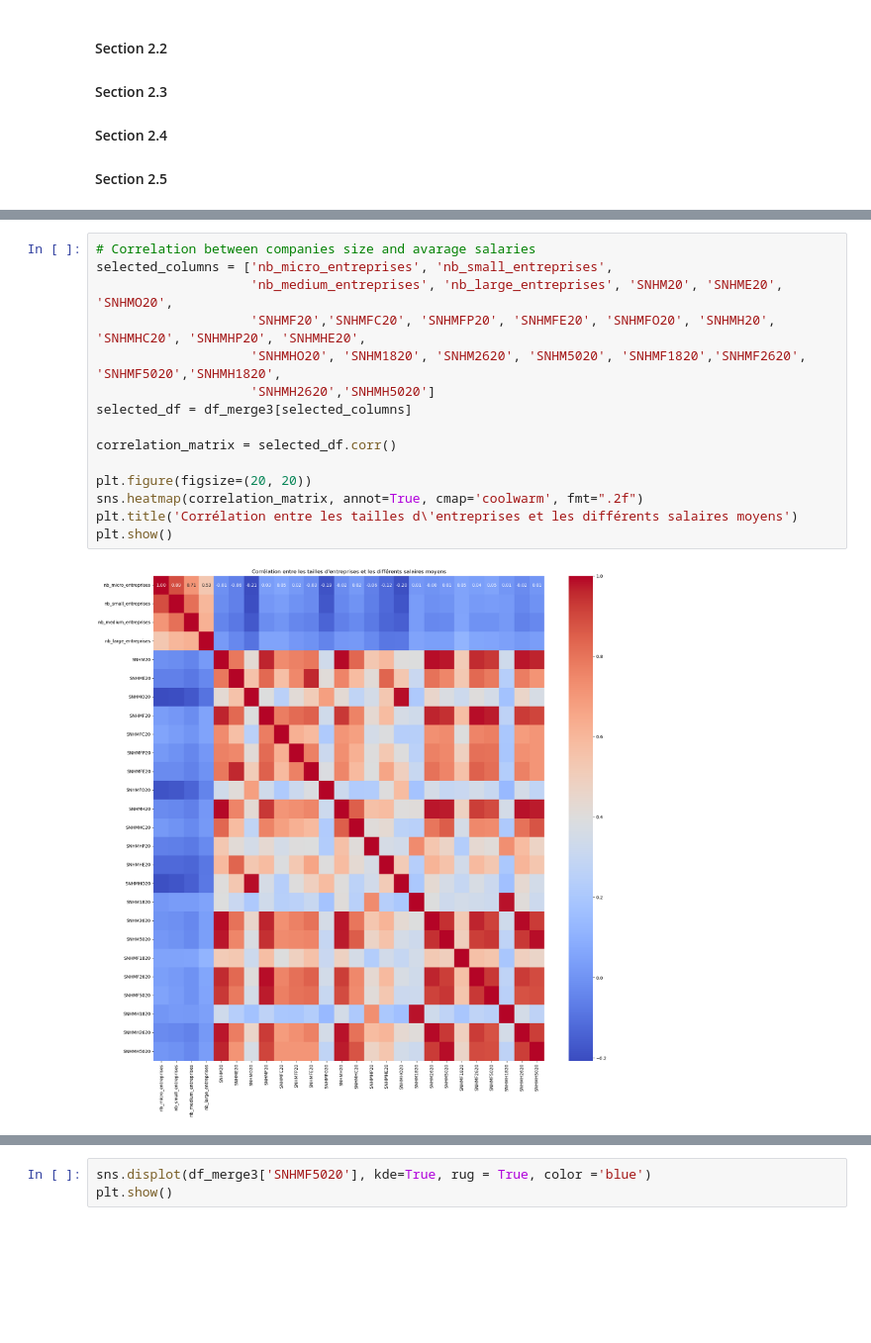
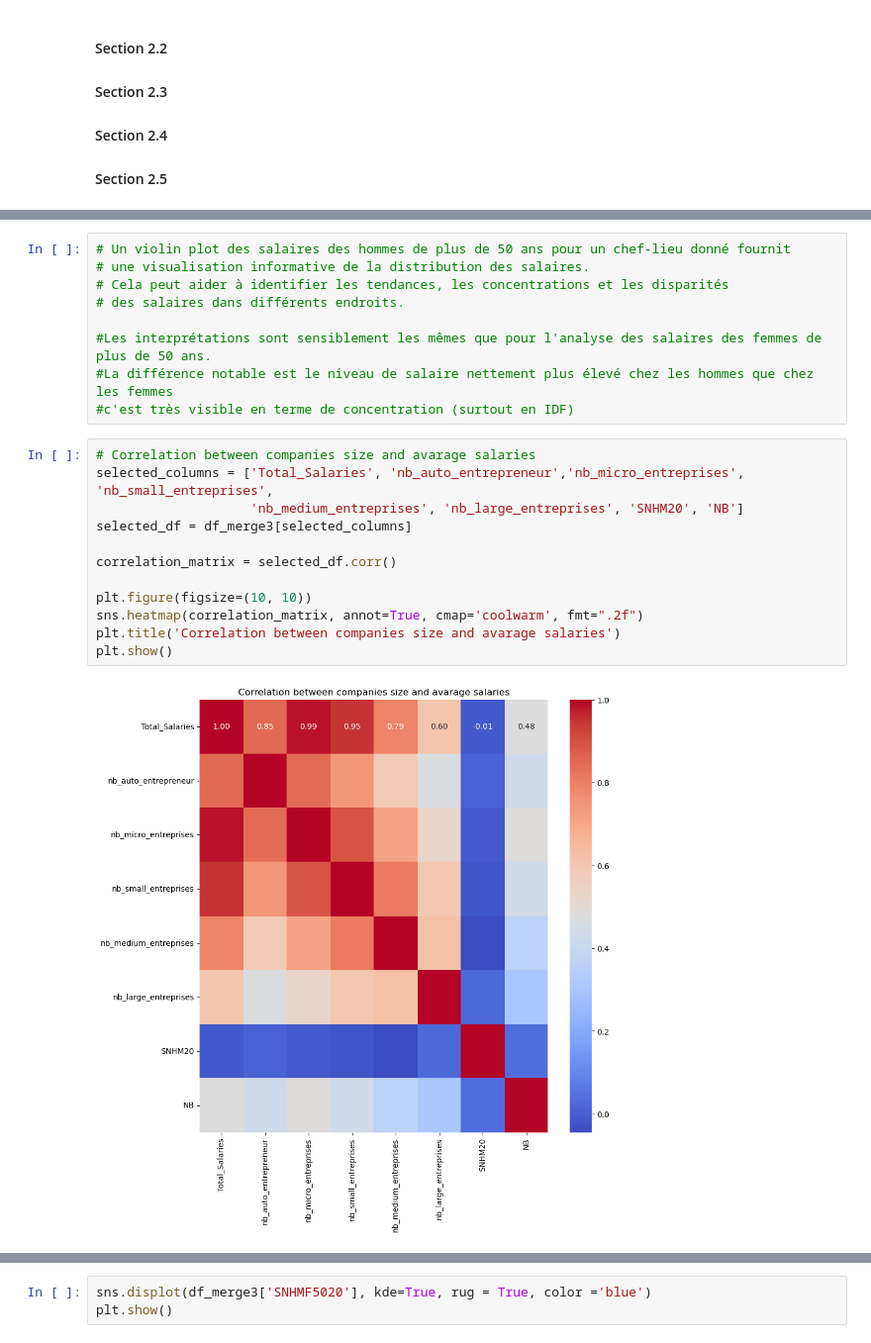
Before and after one commit to nkostiuk/french-industry, a Jupyter notebook: notebooks/Notebook_final-10-03-24.ipynb, the cells around one changed output, grey strips where cells are left out. Shown: that part at 99% size. Saved outputs shown, nothing was run; the diff lists cells and outputs as text; blank space fills up the shorter version.

Commit message:
Update Notebook_final-10-03-24.ipynb
tests pearson + ANOVA
additionnal violin plots

```diff
--- a/notebooks/Notebook_final-10-03-24.ipynb
+++ b/notebooks/Notebook_final-10-03-24.ipynb
@@ -372,18 +478,24 @@ plt.show()
+# %%
+# Un violin plot des salaires des hommes de plus de 50 ans pour un chef-lieu donné fournit
+# une visualisation informative de la distribution des salaires.
+# Cela peut aider à identifier les tendances, les concentrations et les disparités
+# des salaires dans différents endroits.
+
+#Les interprétations sont sensiblement les mêmes que pour l'analyse des salaires des femmes de plus de 50 ans.
+#La différence notable est le niveau de salaire nettement plus élevé chez les hommes que chez les femmes
+#c'est très visible en terme de concentration (surtout en IDF)
 # %%
 # Correlation between companies size and avarage salaries
-selected_columns = ['nb_micro_entreprises', 'nb_small_entreprises',
-                    'nb_medium_entreprises', 'nb_large_entreprises', 'SNHM20', 'SNHME20', 'SNHMO20',
-                    'SNHMF20','SNHMFC20', 'SNHMFP20', 'SNHMFE20', 'SNHMFO20', 'SNHMH20', 'SNHMHC20', 'SNHMHP20', 'SNHMHE20',
-                    'SNHMHO20', 'SNHM1820', 'SNHM2620', 'SNHM5020', 'SNHMF1820','SNHMF2620', 'SNHMF5020','SNHMH1820',
-                    'SNHMH2620','SNHMH5020']
+selected_columns = ['Total_Salaries', 'nb_auto_entrepreneur','nb_micro_entreprises', 'nb_small_entreprises',
+                    'nb_medium_entreprises', 'nb_large_entreprises', 'SNHM20', 'NB']
 selected_df = df_merge3[selected_columns]
 
 correlation_matrix = selected_df.corr()
 
-plt.figure(figsize=(20, 20))
+plt.figure(figsize=(10, 10))
 sns.heatmap(correlation_matrix, annot=True, cmap='coolwarm', fmt=".2f")
-plt.title('Corrélation entre les tailles d\'entreprises et les différents salaires moyens')
+plt.title('Correlation between companies size and avarage salaries')
 plt.show()
 # %% [output]
-[figure, old version]
+[figure, new version]
 # %%
```
Also changed, not shown: parts of 24 cells of this notebook.
